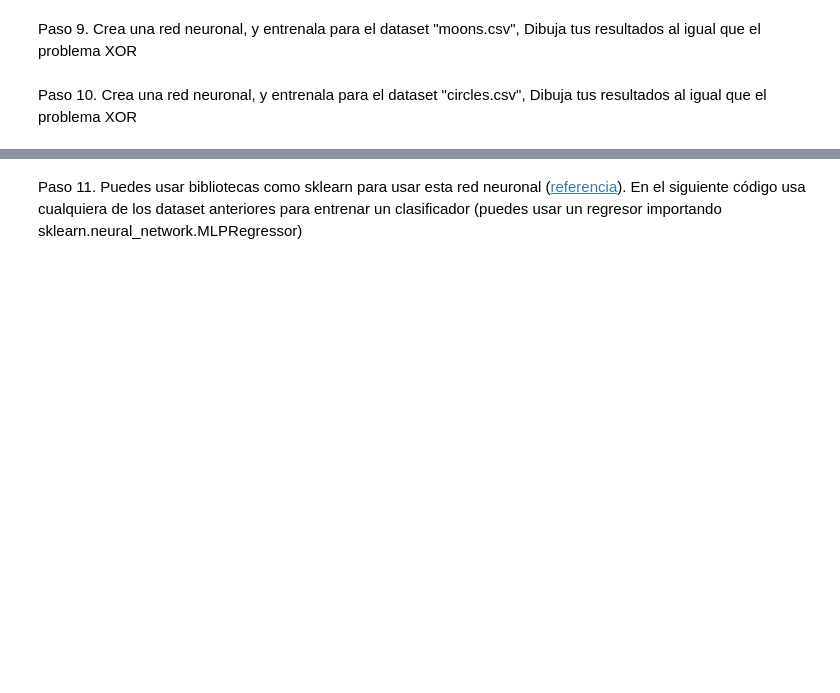
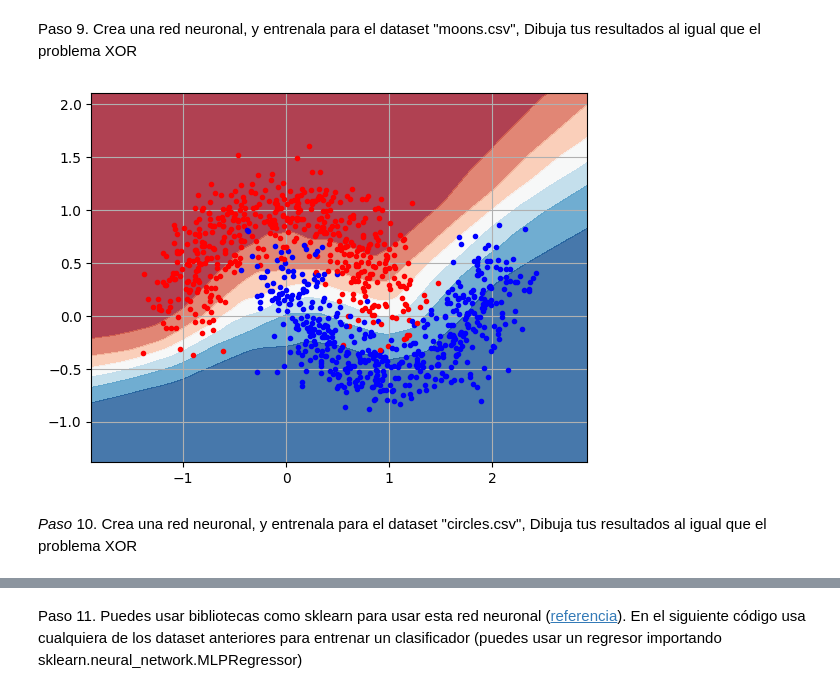
Before and after one commit to kevin-bcs/kevin_carbajal, a Jupyter notebook: L04_Red_Neuronal_Densa.ipynb, the cells around one changed output, grey strips where cells are left out. Drawn from its saved outputs; the diff is of its cells as text; code cells hidden in the pictures; blank space fills up the shorter version.

```diff
--- a/L04_Red_Neuronal_Densa.ipynb
+++ b/L04_Red_Neuronal_Densa.ipynb
@@ -160,4 +188,20 @@ Paso 8. Crea una red neuronal, y entrenala para el dataset "blobs.csv", Dibuja t
 # %% [markdown]
 Paso 9. Crea una red neuronal, y entrenala para el dataset "moons.csv", Dibuja tus resultados al igual que el problema XOR
+# %%
+
+# Paso 8 - Ejemplo con "moons.csv"
+df = pd.read_csv("moons.csv")
+X = df[['x1', 'x2']].values.T
+Y = df['y'].values.reshape(1, -1)
+
+
+# Crear y entrenar la red
+net_moons = MLP(layers_dims=[X.shape[0], 100, 1], learning_rate=0.2)
+net_moons.fit(X, Y, epochs=500)
+
+# Dibujar los resultados
+MLP_binary_classification_2d(X, Y, net_moons)
+# %% [output]
+[figure, added]
 # %% [markdown]
-Paso 10. Crea una red neuronal, y entrenala para el dataset "circles.csv", Dibuja tus resultados al igual que el problema XOR
+*Paso* 10. Crea una red neuronal, y entrenala para el dataset "circles.csv", Dibuja tus resultados al igual que el problema XOR
```
Also changed, not shown: parts of 10 cells of this notebook.
